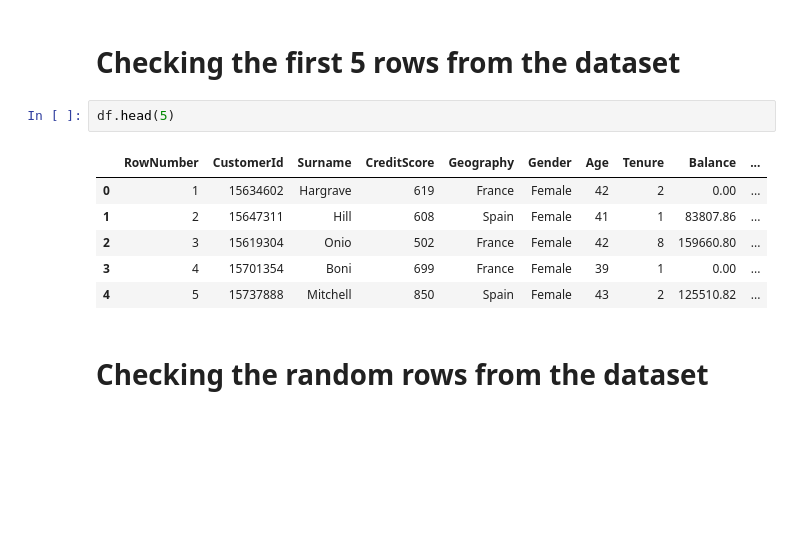
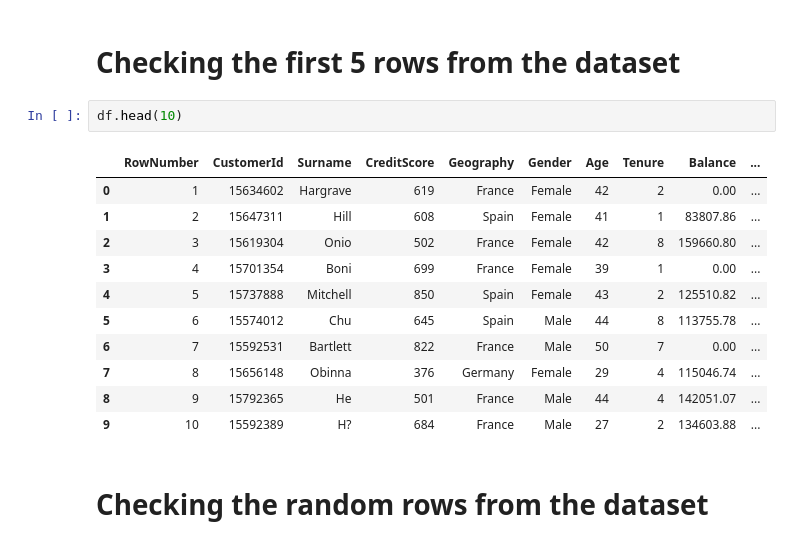
Before and after one commit to KathiravanAsogan/Banking-Churn-Analysis, a Jupyter notebook: Churn.ipynb, the cells around one changed output. Drawn from its saved outputs; the diff is of its cells as text; blank space fills up the shorter version.

```diff
--- a/Churn.ipynb
+++ b/Churn.ipynb
@@ -11,14 +11,19 @@ df=pd.read_csv("/Users/kathirsurya/Desktop/My Codes/Kaggle Datasets/Churn Modell
 # %% [markdown]
 # Checking the first 5 rows from the dataset
 # %%
-df.head(5)
+df.head(10)
 # %% [output]
 |  | RowNumber | CustomerId | Surname | CreditScore | Geography | Gender | Age | Tenure | Balance | ... |
 | 0 | 1 | 15634602 | Hargrave | 619 | France | Female | 42 | 2 | 0.00 | ... |
 | 1 | 2 | 15647311 | Hill | 608 | Spain | Female | 41 | 1 | 83807.86 | ... |
 | 2 | 3 | 15619304 | Onio | 502 | France | Female | 42 | 8 | 159660.80 | ... |
 | 3 | 4 | 15701354 | Boni | 699 | France | Female | 39 | 1 | 0.00 | ... |
 | 4 | 5 | 15737888 | Mitchell | 850 | Spain | Female | 43 | 2 | 125510.82 | ... |
+| 5 | 6 | 15574012 | Chu | 645 | Spain | Male | 44 | 8 | 113755.78 | ... |
+| 6 | 7 | 15592531 | Bartlett | 822 | France | Male | 50 | 7 | 0.00 | ... |
+| 7 | 8 | 15656148 | Obinna | 376 | Germany | Female | 29 | 4 | 115046.74 | ... |
+| 8 | 9 | 15792365 | He | 501 | France | Male | 44 | 4 | 142051.07 | ... |
+| 9 | 10 | 15592389 | H? | 684 | France | Male | 27 | 2 | 134603.88 | ... |
 # %% [markdown]
 # Checking the random rows from the dataset
 # %%
```
